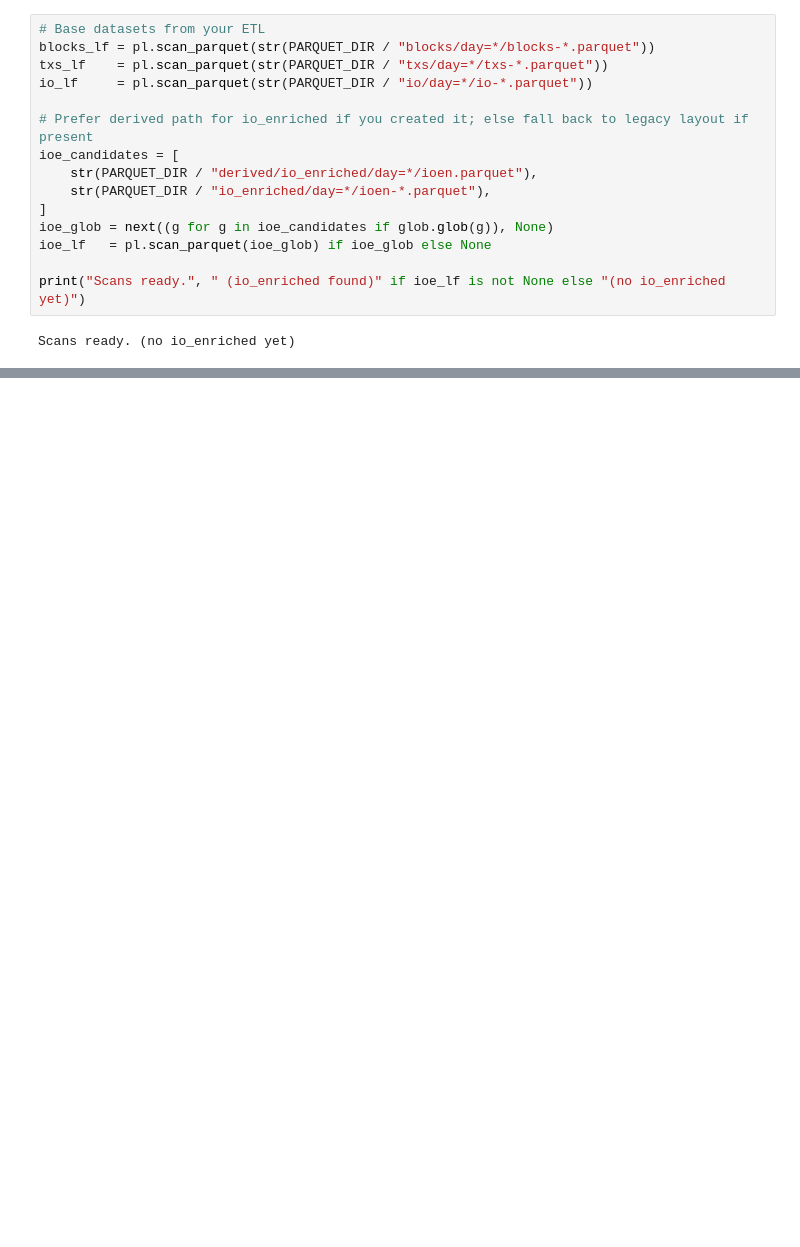
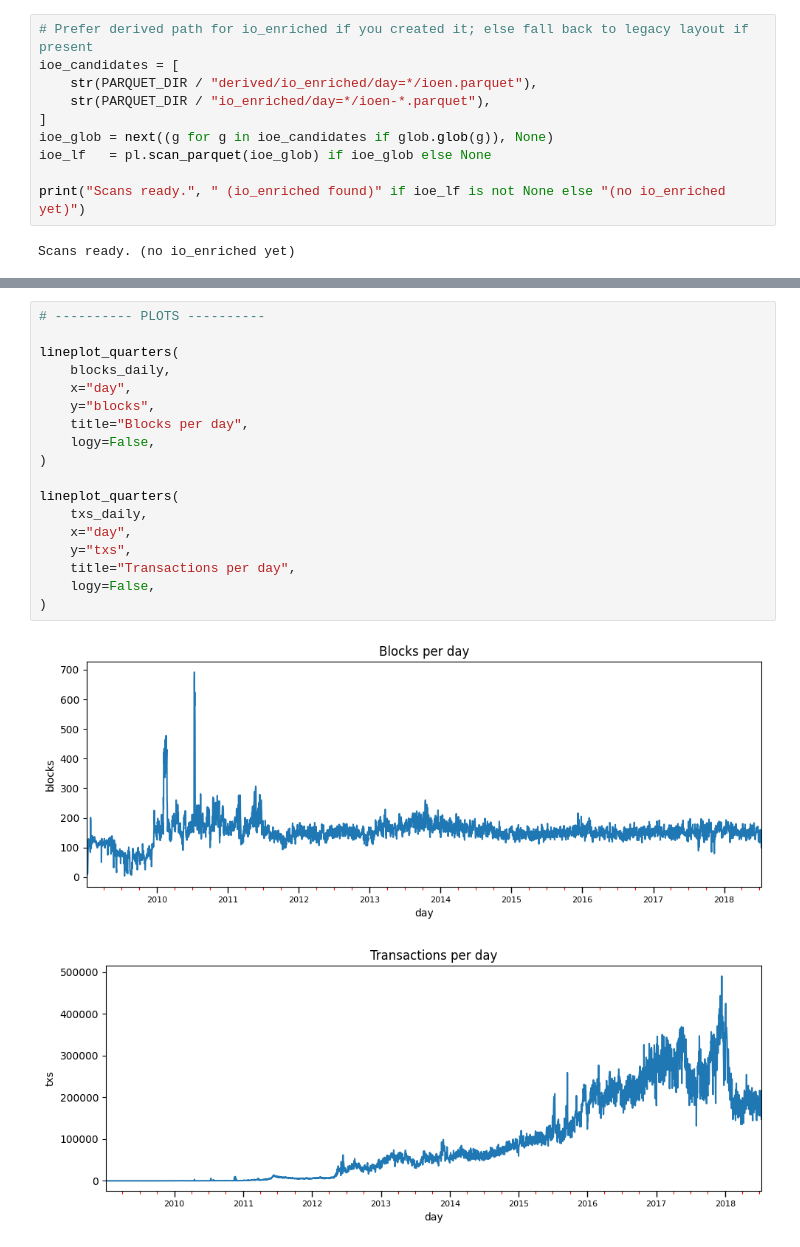
Before and after one commit to Vatereal/BlockChain, a Jupyter notebook: inspector.ipynb, the cells around one changed output, grey strips where cells are left out. Saved outputs shown, nothing was run; the diff lists cells and outputs as text; blank space fills up the shorter version.

Commit message:
lots of updates in rpc part
added daily blocks and transactions
+ added daily BTC outputs

```diff
--- a/inspector.ipynb
+++ b/inspector.ipynb
@@ -1907,9 +1970,4 @@ Running offline; RPC warming up.
 # %%
-# Base datasets from your ETL
-blocks_lf = pl.scan_parquet(str(PARQUET_DIR / "blocks/day=*/blocks-*.parquet"))
-txs_lf    = pl.scan_parquet(str(PARQUET_DIR / "txs/day=*/txs-*.parquet"))
-io_lf     = pl.scan_parquet(str(PARQUET_DIR / "io/day=*/io-*.parquet"))
-
 # Prefer derived path for io_enriched if you created it; else fall back to legacy layout if present
 ioe_candidates = [
     str(PARQUET_DIR / "derived/io_enriched/day=*/ioen.parquet"),
@@ -2060,3 +2275,24 @@ else:
+# %%
+# ---------- PLOTS ----------
+
+lineplot_quarters(
+    blocks_daily,
+    x="day",
+    y="blocks",
+    title="Blocks per day",
+    logy=False,
+)
+
+lineplot_quarters(
+    txs_daily,
+    x="day",
+    y="txs",
+    title="Transactions per day",
+    logy=False,
+)
+# %% [output]
+[figure, added]
+[figure, added]
 # %%
 SAT = 100_000_000
 
```
Also changed, not shown: parts of 19 cells of this notebook.
